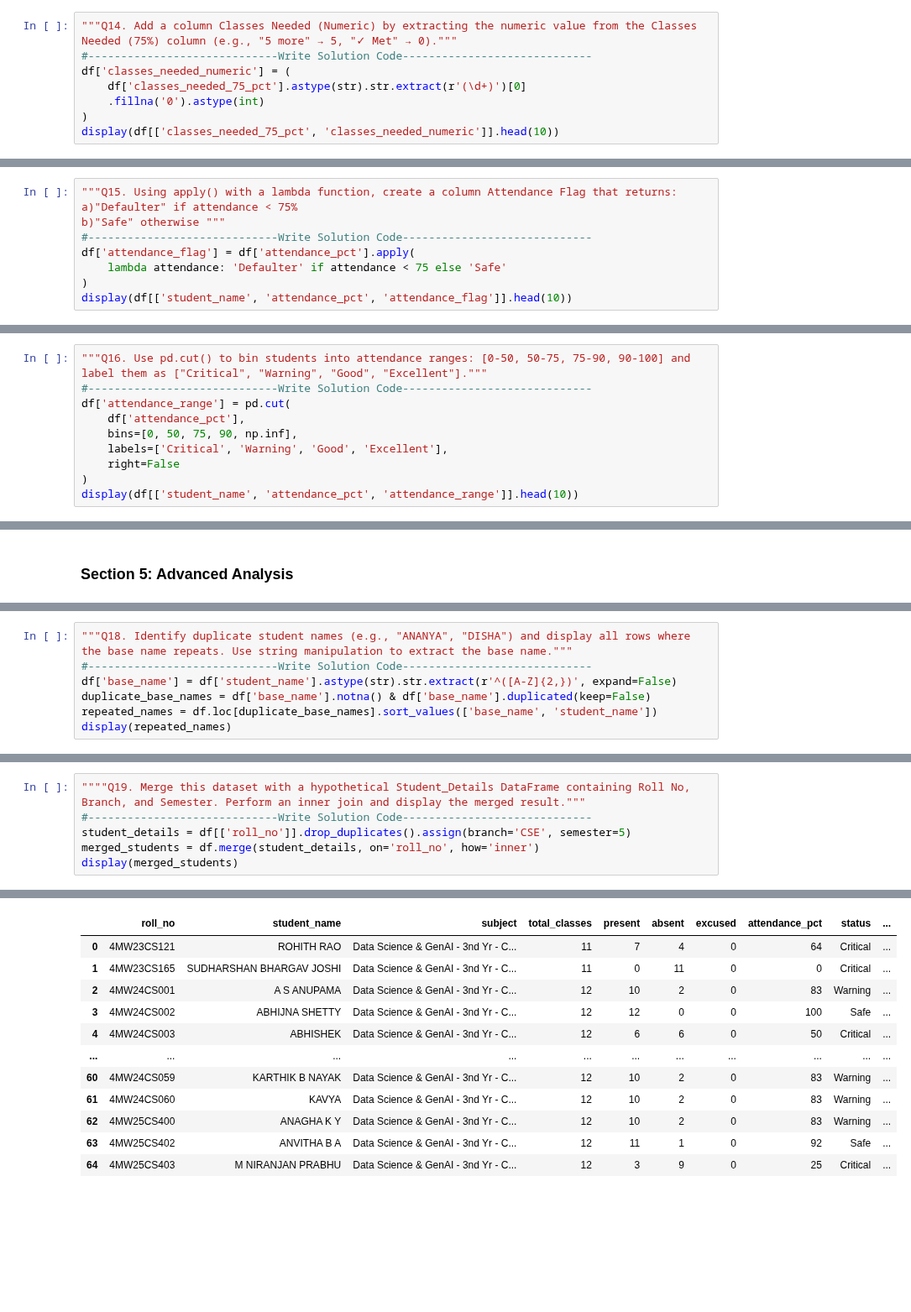
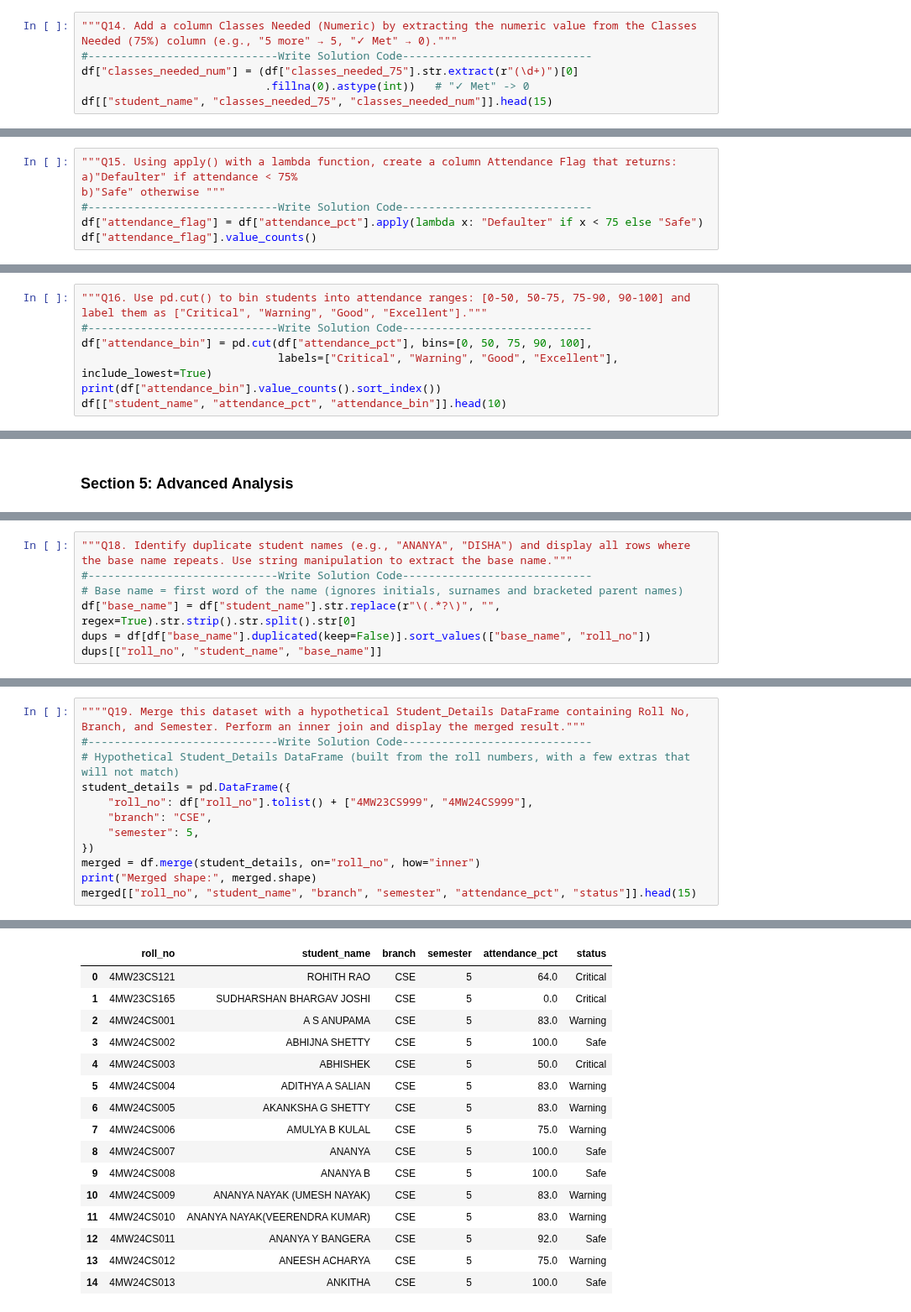
Before and after one commit to ganapathimallya/DataScience, a Jupyter notebook: HomeWork/Project_Student_Attendance_Analytics_with_Pandas.ipynb, the cells around one changed output, grey strips where cells are left out. Shown at 84% size. Drawn from its saved outputs; the diff is of its cells as text; blank space fills up the shorter version.

```diff
--- a/HomeWork/Project_Student Attendance Analytics with Pandas.ipynb
+++ b/HomeWork/Project_Student_Attendance_Analytics_with_Pandas.ipynb
@@ -324,9 +291,7 @@ display(top_10_risk)
 # %%
 """Q14. Add a column Classes Needed (Numeric) by extracting the numeric value from the Classes Needed (75%) column (e.g., "5 more" → 5, "✓ Met" → 0)."""
 #-----------------------------Write Solution Code-----------------------------
-df['classes_needed_numeric'] = (
-    df['classes_needed_75_pct'].astype(str).str.extract(r'(\d+)')[0]
-    .fillna('0').astype(int)
-)
-display(df[['classes_needed_75_pct', 'classes_needed_numeric']].head(10))
+df["classes_needed_num"] = (df["classes_needed_75"].str.extract(r"(\d+)")[0]
+                            .fillna(0).astype(int))   # "✓ Met" -> 0
+df[["student_name", "classes_needed_75", "classes_needed_num"]].head(15)
 # %% [output]
@@ -346,8 +316,6 @@ display(df[['classes_needed_75_pct', 'classes_needed_numeric']].head(10))
 a)"Defaulter" if attendance < 75%
 b)"Safe" otherwise """
 #-----------------------------Write Solution Code-----------------------------
-df['attendance_flag'] = df['attendance_pct'].apply(
-    lambda attendance: 'Defaulter' if attendance < 75 else 'Safe'
-)
-display(df[['student_name', 'attendance_pct', 'attendance_flag']].head(10))
+df["attendance_flag"] = df["attendance_pct"].apply(lambda x: "Defaulter" if x < 75 else "Safe")
+df["attendance_flag"].value_counts()
 # %% [output]
@@ -365,11 +326,8 @@ display(df[['student_name', 'attendance_pct', 'attendance_flag']].head(10))
 # %%
 """Q16. Use pd.cut() to bin students into attendance ranges: [0-50, 50-75, 75-90, 90-100] and label them as ["Critical", "Warning", "Good", "Excellent"]."""
 #-----------------------------Write Solution Code-----------------------------
-df['attendance_range'] = pd.cut(
-    df['attendance_pct'],
-    bins=[0, 50, 75, 90, np.inf],
-    labels=['Critical', 'Warning', 'Good', 'Excellent'],
-    right=False
-)
-display(df[['student_name', 'attendance_pct', 'attendance_range']].head(10))
+df["attendance_bin"] = pd.cut(df["attendance_pct"], bins=[0, 50, 75, 90, 100],
+                              labels=["Critical", "Warning", "Good", "Excellent"], include_lowest=True)
+print(df["attendance_bin"].value_counts().sort_index())
+df[["student_name", "attendance_pct", "attendance_bin"]].head(10)
 # %% [output]
@@ -407,8 +364,8 @@ display(status_category_summary)
 # %%
 """Q18. Identify duplicate student names (e.g., "ANANYA", "DISHA") and display all rows where the base name repeats. Use string manipulation to extract the base name."""
 #-----------------------------Write Solution Code-----------------------------
-df['base_name'] = df['student_name'].astype(str).str.extract(r'^([A-Z]{2,})', expand=False)
-duplicate_base_names = df['base_name'].notna() & df['base_name'].duplicated(keep=False)
-repeated_names = df.loc[duplicate_base_names].sort_values(['base_name', 'student_name'])
-display(repeated_names)
+# Base name = first word of the name (ignores initials, surnames and bracketed parent names)
+df["base_name"] = df["student_name"].str.replace(r"\(.*?\)", "", regex=True).str.strip().str.split().str[0]
+dups = df[df["base_name"].duplicated(keep=False)].sort_values(["base_name", "roll_no"])
+dups[["roll_no", "student_name", "base_name"]]
 # %% [output]
@@ -430,7 +387,13 @@ display(repeated_names)
 # %%
 """"Q19. Merge this dataset with a hypothetical Student_Details DataFrame containing Roll No, Branch, and Semester. Perform an inner join and display the merged result."""
 #-----------------------------Write Solution Code-----------------------------
-student_details = df[['roll_no']].drop_duplicates().assign(branch='CSE', semester=5)
-merged_students = df.merge(student_details, on='roll_no', how='inner')
-display(merged_students)
+# Hypothetical Student_Details DataFrame (built from the roll numbers, with a few extras that will not match)
+student_details = pd.DataFrame({
+    "roll_no": df["roll_no"].tolist() + ["4MW23CS999", "4MW24CS999"],
+    "branch": "CSE",
+    "semester": 5,
+})
+merged = df.merge(student_details, on="roll_no", how="inner")
+print("Merged shape:", merged.shape)
+merged[["roll_no", "student_name", "branch", "semester", "attendance_pct", "status"]].head(15)
 # %% [output]
@@ -437,12 +401,16 @@ display(merged_students)
-|  | roll_no | student_name | subject | total_classes | present | absent | excused | attendance_pct | status | ... |
-| 0 | 4MW23CS121 | ROHITH RAO | Data Science & GenAI - 3nd Yr - C... | 11 | 7 | 4 | 0 | 64 | Critical | ... |
-| 1 | 4MW23CS165 | SUDHARSHAN BHARGAV JOSHI | Data Science & GenAI - 3nd Yr - C... | 11 | 0 | 11 | 0 | 0 | Critical | ... |
-| 2 | 4MW24CS001 | A S ANUPAMA | Data Science & GenAI - 3nd Yr - C... | 12 | 10 | 2 | 0 | 83 | Warning | ... |
-| 3 | 4MW24CS002 | ABHIJNA SHETTY | Data Science & GenAI - 3nd Yr - C... | 12 | 12 | 0 | 0 | 100 | Safe | ... |
-| 4 | 4MW24CS003 | ABHISHEK | Data Science & GenAI - 3nd Yr - C... | 12 | 6 | 6 | 0 | 50 | Critical | ... |
-| ... | ... | ... | ... | ... | ... | ... | ... | ... | ... | ... |
-| 60 | 4MW24CS059 | KARTHIK B NAYAK | Data Science & GenAI - 3nd Yr - C... | 12 | 10 | 2 | 0 | 83 | Warning | ... |
-| 61 | 4MW24CS060 | KAVYA | Data Science & GenAI - 3nd Yr - C... | 12 | 10 | 2 | 0 | 83 | Warning | ... |
-| 62 | 4MW25CS400 | ANAGHA K Y | Data Science & GenAI - 3nd Yr - C... | 12 | 10 | 2 | 0 | 83 | Warning | ... |
-| 63 | 4MW25CS402 | ANVITHA B A | Data Science & GenAI - 3nd Yr - C... | 12 | 11 | 1 | 0 | 92 | Safe | ... |
-| 64 | 4MW25CS403 | M NIRANJAN PRABHU | Data Science & GenAI - 3nd Yr - C... | 12 | 3 | 9 | 0 | 25 | Critical | ... |
+|  | roll_no | student_name | branch | semester | attendance_pct | status |
+| 0 | 4MW23CS121 | ROHITH RAO | CSE | 5 | 64.0 | Critical |
+| 1 | 4MW23CS165 | SUDHARSHAN BHARGAV JOSHI | CSE | 5 | 0.0 | Critical |
+| 2 | 4MW24CS001 | A S ANUPAMA | CSE | 5 | 83.0 | Warning |
+| 3 | 4MW24CS002 | ABHIJNA SHETTY | CSE | 5 | 100.0 | Safe |
+| 4 | 4MW24CS003 | ABHISHEK | CSE | 5 | 50.0 | Critical |
+| 5 | 4MW24CS004 | ADITHYA A SALIAN | CSE | 5 | 83.0 | Warning |
+| 6 | 4MW24CS005 | AKANKSHA G SHETTY | CSE | 5 | 83.0 | Warning |
+| 7 | 4MW24CS006 | AMULYA B KULAL | CSE | 5 | 75.0 | Warning |
+| 8 | 4MW24CS007 | ANANYA | CSE | 5 | 100.0 | Safe |
+| 9 | 4MW24CS008 | ANANYA B | CSE | 5 | 100.0 | Safe |
+| 10 | 4MW24CS009 | ANANYA NAYAK (UMESH NAYAK) | CSE | 5 | 83.0 | Warning |
+| 11 | 4MW24CS010 | ANANYA NAYAK(VEERENDRA KUMAR) | CSE | 5 | 83.0 | Warning |
+| 12 | 4MW24CS011 | ANANYA Y BANGERA | CSE | 5 | 92.0 | Safe |
+| 13 | 4MW24CS012 | ANEESH ACHARYA | CSE | 5 | 75.0 | Warning |
+| 14 | 4MW24CS013 | ANKITHA | CSE | 5 | 100.0 | Safe |
```
Also changed, not shown: parts of 21 cells of this notebook.
